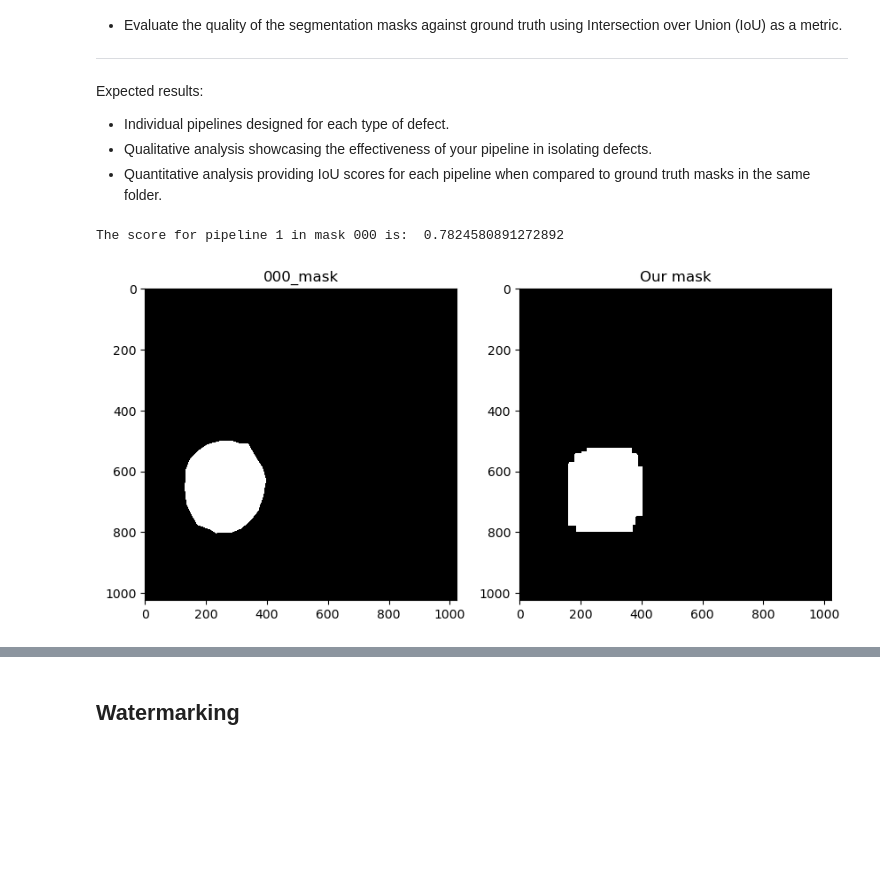
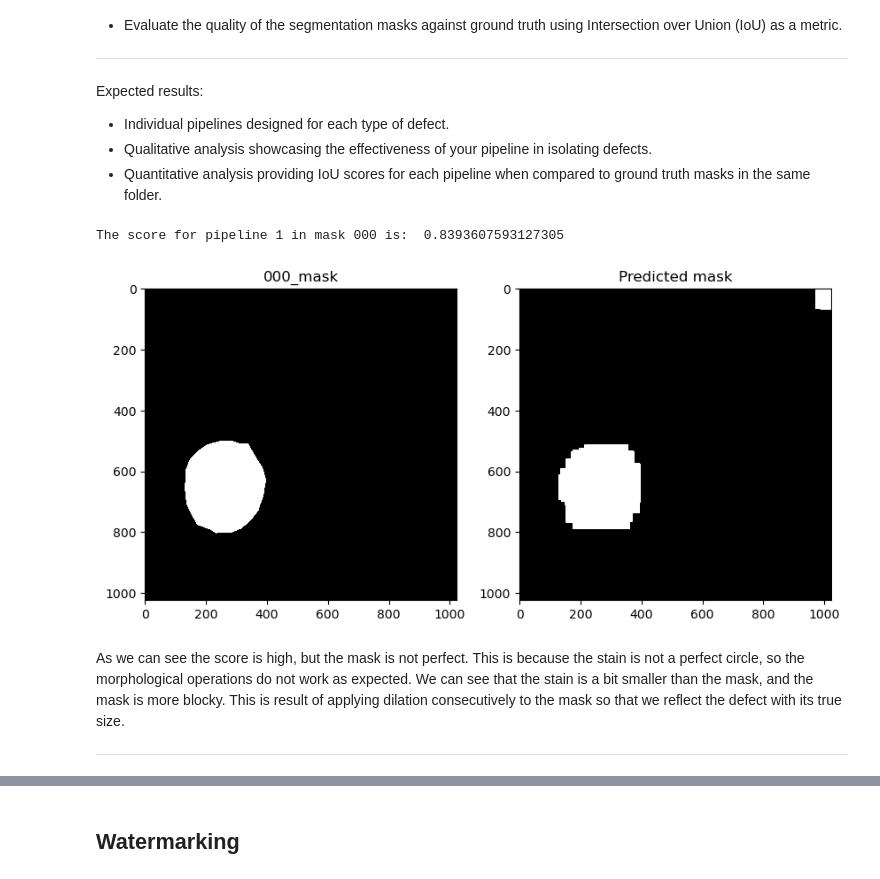
Before and after one commit to Pikurrot/cv-problems-uab, a Jupyter notebook: Lab 2/Practicum_Fundamentals_CV_Students_Lab2.ipynb, the cells around one changed output, grey strips where cells are left out. Drawn from its saved outputs; the diff is of its cells as text; code cells hidden in the pictures; blank space fills up the shorter version.

```diff
--- a/Lab 2/Practicum_Fundamentals_CV_Students_Lab2.ipynb
+++ b/Lab 2/Practicum_Fundamentals_CV_Students_Lab2.ipynb
@@ -539,7 +619,8 @@ Expected results:
 - Qualitative analysis showcasing the effectiveness of your pipeline in isolating defects.
 - Quantitative analysis providing IoU scores for each pipeline when compared to ground truth masks in the same folder.
 # %%
-def pipeline_1(image):
+# Pipeline to isolate the defect and generate segmentation mask for a stain
+def pipeline_1(image: np.ndarray) -> np.ndarray:
 	# apply thresholding to isolate the defect
 	threshold = 128
 	binary_image = np.where(image > threshold, 255, 0).astype(np.uint8)
@@ -550,11 +631,23 @@ def pipeline_1(image):
 	opened_image = cv2.morphologyEx(binary_image, cv2.MORPH_OPEN, structuring_element)
 
 	mask = binary_image - opened_image
-	dil_mask = cv2.dilate(mask, structuring_element, iterations=20)
-	ero_mask = cv2.erode(dil_mask, structuring_element, iterations=20)
+	dil_mask = cv2.dilate(mask, structuring_element, iterations=10)
+	ero_mask = cv2.erode(dil_mask, structuring_element, iterations=10)
 	return 255 - ero_mask
 
-def pipeline_2(image):
+def pipeline_2(image: np.ndarray) -> np.ndarray:
+	# define the structuring element for the thresholding
+	structuring_element = np.ones((5, 5), np.uint8)
+
+	# Threshold the image
+	_, thresholded_img = cv2.threshold(image, 75, 255, cv2.THRESH_BINARY_INV)
+
+	opened_img = cv2.morphologyEx(thresholded_img, cv2.MORPH_OPEN, structuring_element)
+	dilate = cv2.dilate(opened_img, structuring_element, iterations=1)
+
+	return dilate
+
+def pipeline_3(image: np.ndarray) -> np.ndarray:
 	# define the structuring element for the thresholding
 	structuring_element = np.ones((3, 3), np.uint8)
 
@@ -562,7 +655,7 @@ def pipeline_2(image):
 	edges = cv2.Canny(image, 100, 200)
 
 	# Threshold the image
-	ret, thresholded_img = cv2.threshold(edges, 200, 255, cv2.THRESH_BINARY)
+	_, thresholded_img = cv2.threshold(edges, 200, 255, cv2.THRESH_BINARY)
 
 	# Perform morphological operations
 	eroded = cv2.dilate(thresholded_img, structuring_element, iterations=4)
@@ -584,37 +677,7 @@ def pipeline_2(image):
 	closing_now = cv2.morphologyEx(erode_final, cv2.MORPH_CLOSE, structuring_element)
 	return closing_now
 
-def pipeline_3(image):
-	# define the structuring element for the thresholding
-	structuring_element = np.ones((3, 3), np.uint8)
-
-	# Perform edge detection
-	edges = cv2.Canny(image, 100, 200)
-
-	# Threshold the image
-	ret, thresholded_img = cv2.threshold(edges, 200, 255, cv2.THRESH_BINARY)
-
-	# Perform morphological operations
-	eroded = cv2.dilate(thresholded_img, structuring_element, iterations=4)
-	closing_img = cv2.morphologyEx(eroded, cv2.MORPH_CLOSE, structuring_element)
-
-	# evenly erode and dilate the image (opening)
-	eroded_img = cv2.erode(closing_img, structuring_element, iterations=2)
-	dilation_img = cv2.dilate(eroded_img, structuring_element, iterations=1)
-	erode_again = cv2.erode(dilation_img, structuring_element, iterations=1)
-	dilate_again = cv2.dilate(erode_again, structuring_element, iterations=2)
-
-	# Use different structuring element to remove circular structures
-	circular_struct_element = cv2.getStructuringElement(cv2.MORPH_ELLIPSE, (8, 8))
-
-
-	erosion_updated = cv2.erode(dilate_again, circular_struct_element, iterations=2)
-	dilation_updated = cv2.dilate(erosion_updated, circular_struct_element, iterations=2)
-	erode_final = cv2.erode(dilation_updated, circular_struct_element, iterations=1)
-	closing_now = cv2.morphologyEx(erode_final, cv2.MORPH_CLOSE, structuring_element)
-	return closing_now
-
-def pipeline_4(image):
+def pipeline_4(image: np.ndarray) -> np.ndarray:
 	# define the structuring element, in this case a circular one
 	circular_struct_elem = cv2.getStructuringElement(cv2.MORPH_ELLIPSE, (2,2))
 
@@ -622,44 +685,49 @@ def pipeline_4(image):
 	edges = cv2.Canny(image, 100, 200)
 
 	# Threshold the image
-	ret, thresholded_img = cv2.threshold(edges, 200, 255, cv2.THRESH_BINARY)
+	_, thresholded_img = cv2.threshold(edges, 200, 255, cv2.THRESH_BINARY)
 
 	# Apply dilation
 	dilation = cv2.dilate(thresholded_img, circular_struct_elem, iterations=12)
 
 	# Detect the defect
 	defect = cv2.absdiff(dilation, thresholded_img)
 	closed_defect = cv2.morphologyEx(defect, cv2.MORPH_CLOSE, circular_struct_elem)
 
 	# Use different structuring element to remove little cracks
 	structuring_element = np.ones((8, 8), np.uint8)
 	close_again = cv2.morphologyEx(closed_defect, cv2.MORPH_CLOSE, structuring_element)
 	erode = cv2.erode(close_again, structuring_element, iterations=2)
 	return erode
 
-def calculate_iou(mask1, mask2):
+def calculate_iou(mask1: np.ndarray, mask2: np.ndarray) -> float:
    intersection = np.logical_and(mask1, mask2)
    union = np.logical_or(mask1, mask2)
    iou_score = np.sum(intersection) / np.sum(union)
    return iou_score
 
 mask_1 = np.array(cv2.imread('images/defect/000_mask.png', cv2.IMREAD_GRAYSCALE), dtype=np.uint8)
 stain = np.array(cv2.imread('images/defect/000.png', cv2.IMREAD_GRAYSCALE), dtype=np.uint8)
 pipeline_1_result = pipeline_1(stain)
 
+score_1 = calculate_iou(mask_1, pipeline_1_result)
+print("The score for pipeline 1 in mask 000 is: ", score_1)
+
 plt.figure(figsize=(10, 5))
 plt.subplot(1, 2, 1)
 plt.title('000_mask')
 plt.imshow(mask_1, cmap='gray', vmin=0, vmax=1)
 plt.subplot(1, 2, 2)
-plt.title('Our mask')
+plt.title('Predicted mask')
 plt.imshow(pipeline_1_result, cmap='gray', vmin=0, vmax=1)
-score_1 = calculate_iou(mask_1, pipeline_1_result)
-print("The score for pipeline 1 in mask 000 is: ", score_1)
 plt.show()
 # %% [output]
-The score for pipeline 1 in mask 000 is:  0.7824580891272892
+The score for pipeline 1 in mask 000 is:  0.8393607593127305
-[figure, old version]
+[figure, new version]
+# %% [markdown]
+As we can see the score is high, but the mask is not perfect. This is because the stain is not a perfect circle, so the morphological operations do not work as expected. We can see that the stain is a bit smaller than the mask, and the mask is more blocky. This is result of applying dilation consecutively to the mask so that we reflect the defect with its true size.
+
+---
 # %%
 mask_2 = np.array(cv2.imread('images/defect/005_mask.png', cv2.IMREAD_GRAYSCALE), dtype=np.uint8)
 woodcrack = np.array(cv2.imread('images/defect/005.png', cv2.IMREAD_GRAYSCALE), dtype=np.uint8)
```
Also changed, not shown: parts of 18 cells of this notebook.
